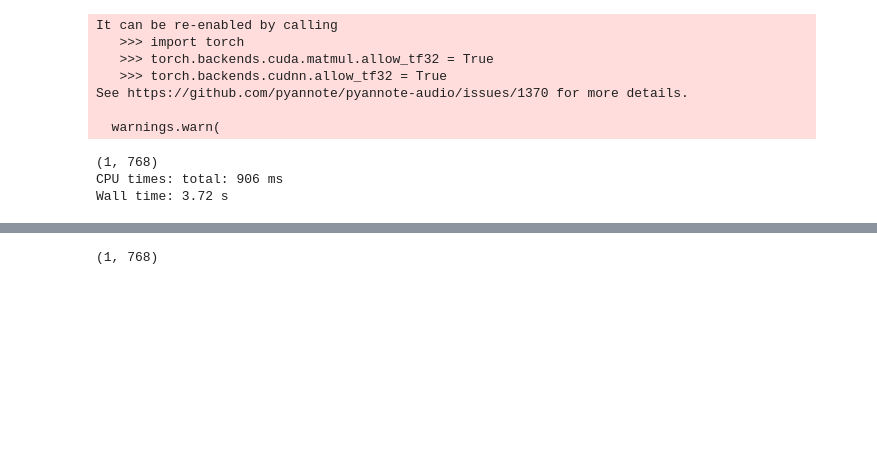
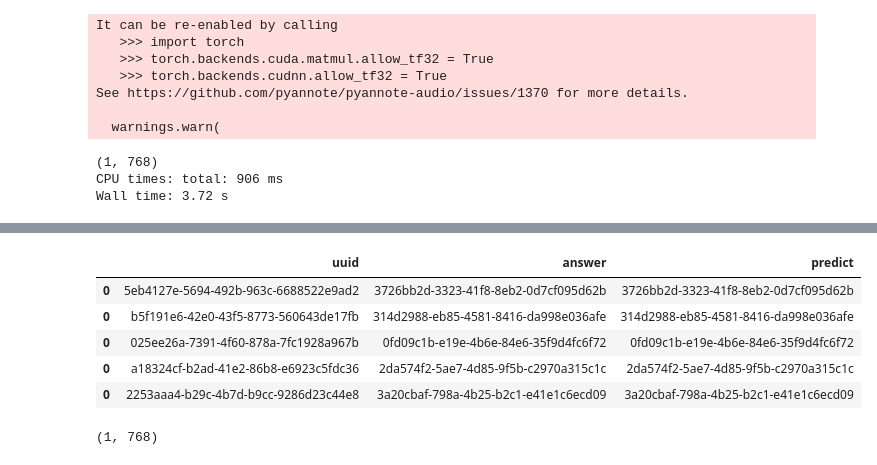
Before and after one commit to Twwist/duplicate-detection, a Jupyter notebook: benchmark.ipynb, the cells around one changed output, grey strips where cells are left out. Drawn from its saved outputs; the diff is of its cells as text; code cells hidden in the pictures; blank space fills up the shorter version.

```diff
--- a/benchmark.ipynb
+++ b/benchmark.ipynb
@@ -118,3 +101,7 @@ No active speech found in audio
 No active speech found in audio
 No active speech found in audio
 KeyboardInterrupt:
+# %%
+data["answer"][pd.isna(data["answer"])] = ""
+data["answer"][data["answer"] == None] = ""
+data["predict"][data["predict"] == None] = ""
@@ -121,3 +119,12 @@ KeyboardInterrupt:
+# %%
+data[(data["answer"] == data["predict"])]
+# %% [output]
+|  | uuid | answer | predict |
+| 0 | 5eb4127e-5694-492b-963c-6688522e9ad2 | 3726bb2d-3323-41f8-8eb2-0d7cf095d62b | 3726bb2d-3323-41f8-8eb2-0d7cf095d62b |
+| 0 | b5f191e6-42e0-43f5-8773-560643de17fb | 314d2988-eb85-4581-8416-da998e036afe | 314d2988-eb85-4581-8416-da998e036afe |
+| 0 | 025ee26a-7391-4f60-878a-7fc1928a967b | 0fd09c1b-e19e-4b6e-84e6-35f9d4fc6f72 | 0fd09c1b-e19e-4b6e-84e6-35f9d4fc6f72 |
+| 0 | a18324cf-b2ad-41e2-86b8-e6923c5fdc36 | 2da574f2-5ae7-4d85-9f5b-c2970a315c1c | 2da574f2-5ae7-4d85-9f5b-c2970a315c1c |
+| 0 | 2253aaa4-b29c-4b7d-b9cc-9286d23c44e8 | 3a20cbaf-798a-4b25-b2c1-e41e1c6ecd09 | 3a20cbaf-798a-4b25-b2c1-e41e1c6ecd09 |
 # %%
 text_embedding
 # %% [output]
```
Also changed, not shown: parts of 2 cells of this notebook, 7 other files.
